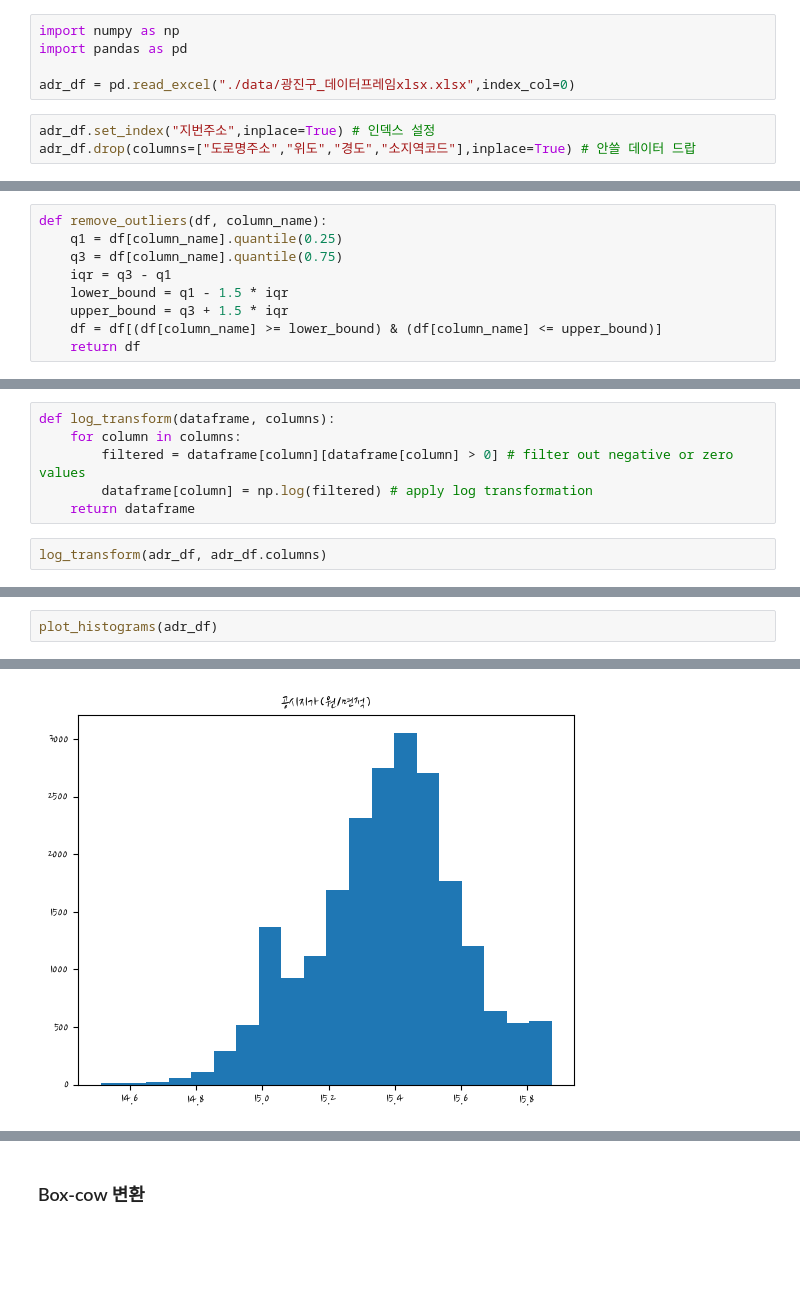
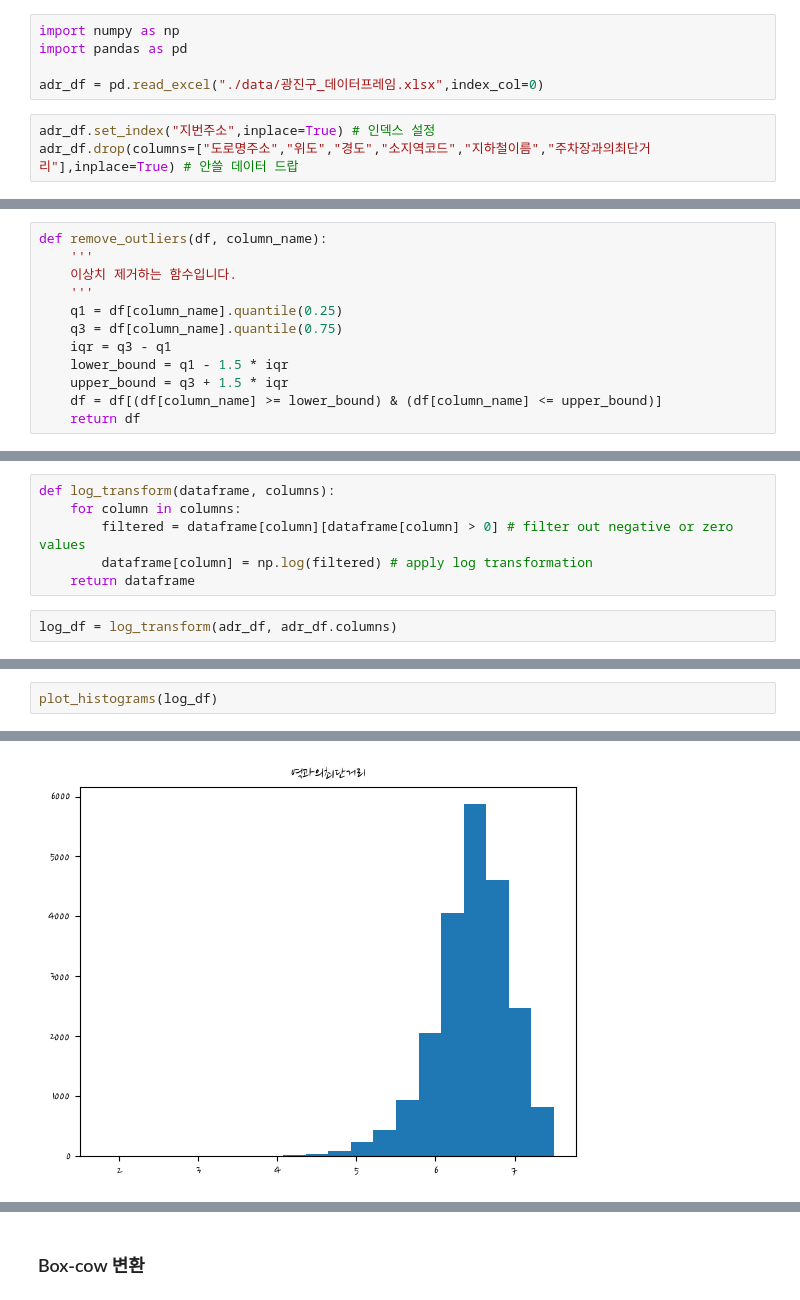
Before and after one commit to kgh1997/Project_Seoul_Gwangjin_gu, a Jupyter notebook: Clustering.ipynb, the cells around one changed output, grey strips where cells are left out. Cells and saved outputs as stored; diff of their text form; blank space fills up the shorter version.

```diff
--- a/Clustering.ipynb
+++ b/Clustering.ipynb
@@ -4,10 +4,10 @@
 import numpy as np
 import pandas as pd
 
-adr_df = pd.read_excel("./data/광진구_데이터프레임xlsx.xlsx",index_col=0)
+adr_df = pd.read_excel("./data/광진구_데이터프레임.xlsx",index_col=0)
 # %%
 adr_df.set_index("지번주소",inplace=True) # 인덱스 설정
-adr_df.drop(columns=["도로명주소","위도","경도","소지역코드"],inplace=True) # 안쓸 데이터 드랍
+adr_df.drop(columns=["도로명주소","위도","경도","소지역코드","지하철이름","주차장과의최단거리"],inplace=True) # 안쓸 데이터 드랍
 # %%
 adr_df.info() # 타입확인 및 결측치 확인
 # %% [output]
@@ -143,5 +145,8 @@ plt.show()
 # %%
 def remove_outliers(df, column_name):
+    '''
+    이상치 제거하는 함수입니다.
+    '''
     q1 = df[column_name].quantile(0.25)
     q3 = df[column_name].quantile(0.75)
     iqr = q3 - q1
@@ -236,7 +246,7 @@ def log_transform(dataframe, columns):
         dataframe[column] = np.log(filtered) # apply log transformation
     return dataframe
 # %%
-log_transform(adr_df, adr_df.columns)
+log_df = log_transform(adr_df, adr_df.columns)
 # %% [output]
 A value is trying to be set on a copy of a slice from a DataFrame.
 Try using .loc[row_indexer,col_indexer] = value instead
@@ -260,5 +256,5 @@ See the caveats in the documentation: https://pandas.pydata.org/pandas-docs/stab
 # %%
-plot_histograms(adr_df)
+plot_histograms(log_df)
 # %% [output]
 [figure]
 [figure]
@@ -269 +265 @@ plot_histograms(adr_df)
-[figure, old version]
+[figure, new version]
```
Also changed, not shown: parts of 33 cells of this notebook.
